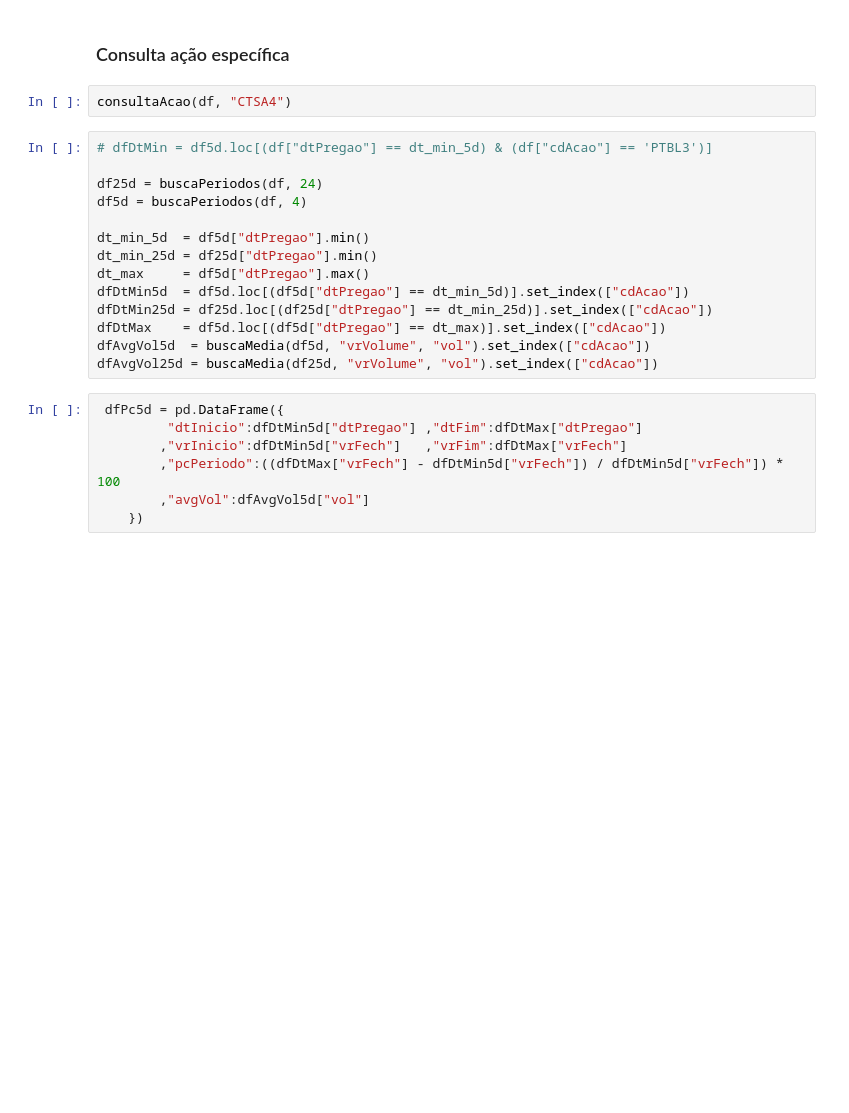
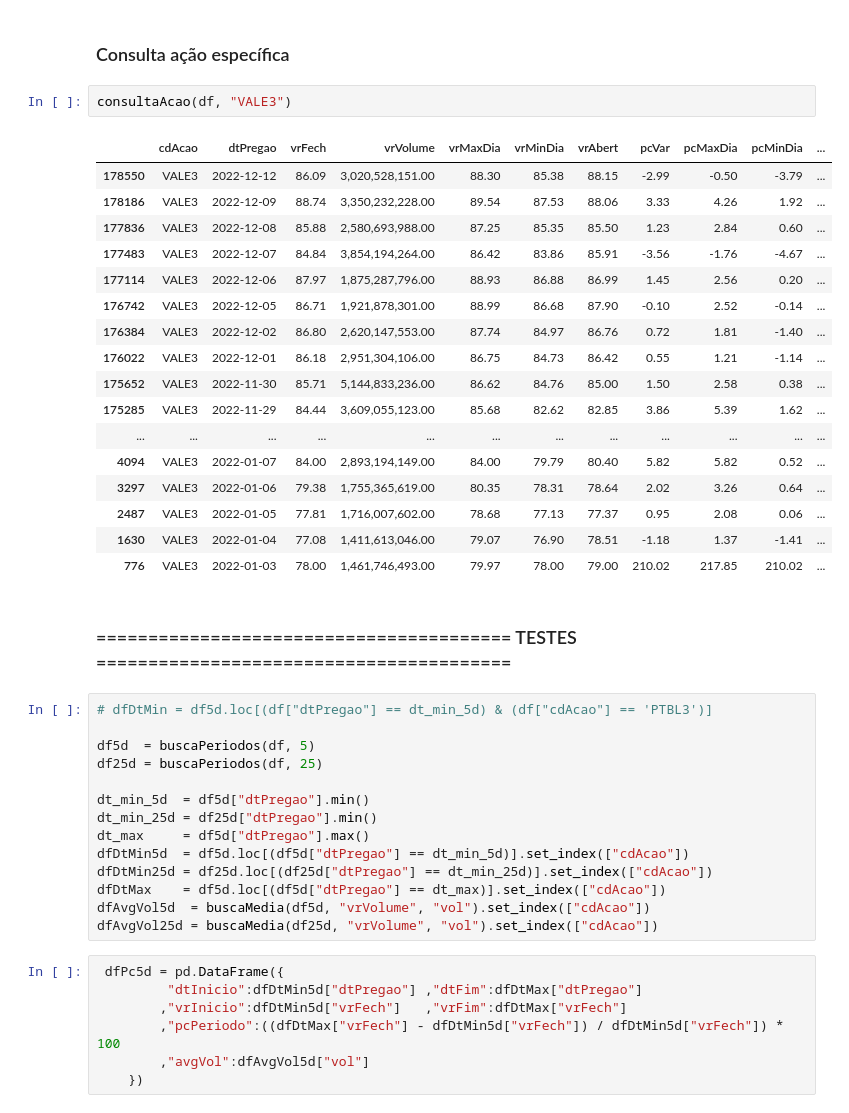
Before and after one commit to alexandre-esmeraldo/StockManager, a Jupyter notebook: StockManager_Processamento.ipynb, the cells around one changed output. Drawn from its saved outputs; the diff is of its cells as text; blank space fills up the shorter version.

```diff
--- a/StockManager_Processamento.ipynb
+++ b/StockManager_Processamento.ipynb
@@ -46,12 +110,32 @@ montaTabela(montaDfPeriodos(df, 5), 6000000, '1.0%', 5, 5)
 # %% [markdown]
 ### Consulta ação específica
 # %%
-consultaAcao(df, "CTSA4")
+consultaAcao(df, "VALE3")
+# %% [output]
+|  | cdAcao | dtPregao | vrFech | vrVolume | vrMaxDia | vrMinDia | vrAbert | pcVar | pcMaxDia | pcMinDia | ... |
+| 178550 | VALE3 | 2022-12-12 | 86.09 | 3,020,528,151.00 | 88.30 | 85.38 | 88.15 | -2.99 | -0.50 | -3.79 | ... |
+| 178186 | VALE3 | 2022-12-09 | 88.74 | 3,350,232,228.00 | 89.54 | 87.53 | 88.06 | 3.33 | 4.26 | 1.92 | ... |
+| 177836 | VALE3 | 2022-12-08 | 85.88 | 2,580,693,988.00 | 87.25 | 85.35 | 85.50 | 1.23 | 2.84 | 0.60 | ... |
+| 177483 | VALE3 | 2022-12-07 | 84.84 | 3,854,194,264.00 | 86.42 | 83.86 | 85.91 | -3.56 | -1.76 | -4.67 | ... |
+| 177114 | VALE3 | 2022-12-06 | 87.97 | 1,875,287,796.00 | 88.93 | 86.88 | 86.99 | 1.45 | 2.56 | 0.20 | ... |
+| 176742 | VALE3 | 2022-12-05 | 86.71 | 1,921,878,301.00 | 88.99 | 86.68 | 87.90 | -0.10 | 2.52 | -0.14 | ... |
+| 176384 | VALE3 | 2022-12-02 | 86.80 | 2,620,147,553.00 | 87.74 | 84.97 | 86.76 | 0.72 | 1.81 | -1.40 | ... |
+| 176022 | VALE3 | 2022-12-01 | 86.18 | 2,951,304,106.00 | 86.75 | 84.73 | 86.42 | 0.55 | 1.21 | -1.14 | ... |
+| 175652 | VALE3 | 2022-11-30 | 85.71 | 5,144,833,236.00 | 86.62 | 84.76 | 85.00 | 1.50 | 2.58 | 0.38 | ... |
+| 175285 | VALE3 | 2022-11-29 | 84.44 | 3,609,055,123.00 | 85.68 | 82.62 | 82.85 | 3.86 | 5.39 | 1.62 | ... |
+| ... | ... | ... | ... | ... | ... | ... | ... | ... | ... | ... | ... |
+| 4094 | VALE3 | 2022-01-07 | 84.00 | 2,893,194,149.00 | 84.00 | 79.79 | 80.40 | 5.82 | 5.82 | 0.52 | ... |
+| 3297 | VALE3 | 2022-01-06 | 79.38 | 1,755,365,619.00 | 80.35 | 78.31 | 78.64 | 2.02 | 3.26 | 0.64 | ... |
+| 2487 | VALE3 | 2022-01-05 | 77.81 | 1,716,007,602.00 | 78.68 | 77.13 | 77.37 | 0.95 | 2.08 | 0.06 | ... |
+| 1630 | VALE3 | 2022-01-04 | 77.08 | 1,411,613,046.00 | 79.07 | 76.90 | 78.51 | -1.18 | 1.37 | -1.41 | ... |
+| 776 | VALE3 | 2022-01-03 | 78.00 | 1,461,746,493.00 | 79.97 | 78.00 | 79.00 | 210.02 | 217.85 | 210.02 | ... |
+# %% [markdown]
+### ======================================== TESTES ========================================
 # %%
 # dfDtMin = df5d.loc[(df["dtPregao"] == dt_min_5d) & (df["cdAcao"] == 'PTBL3')]
 
-df25d = buscaPeriodos(df, 24)
-df5d = buscaPeriodos(df, 4)
+df5d  = buscaPeriodos(df, 5)
+df25d = buscaPeriodos(df, 25)
 
 dt_min_5d  = df5d["dtPregao"].min()
 dt_min_25d = df25d["dtPregao"].min()
```
Also changed, not shown: parts of 21 cells of this notebook.
